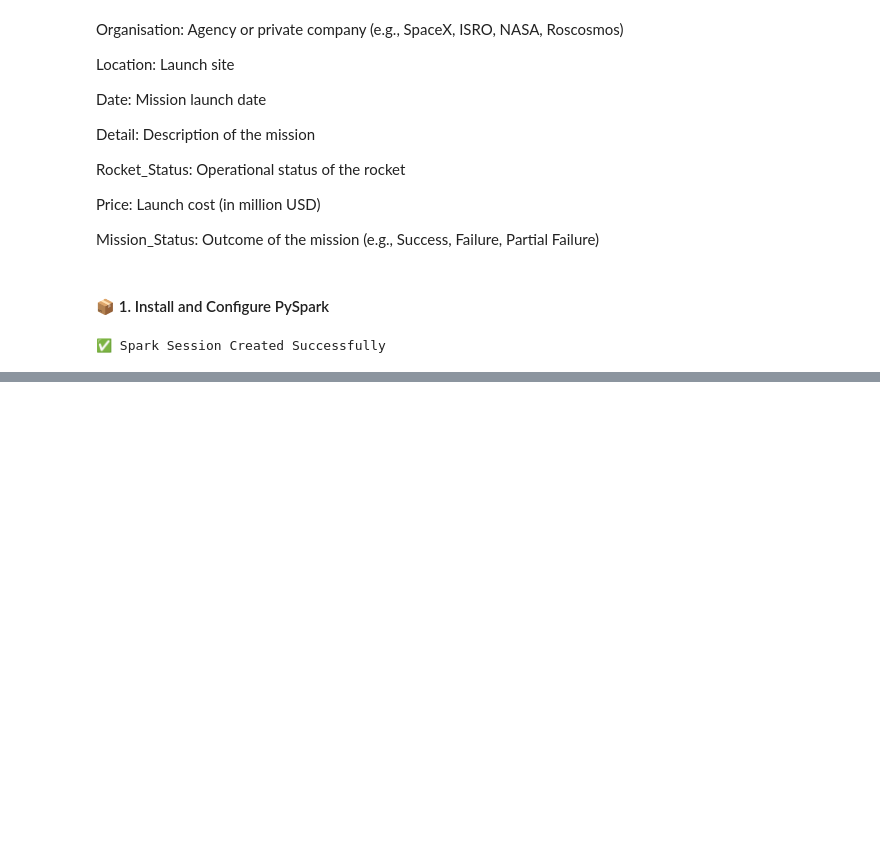
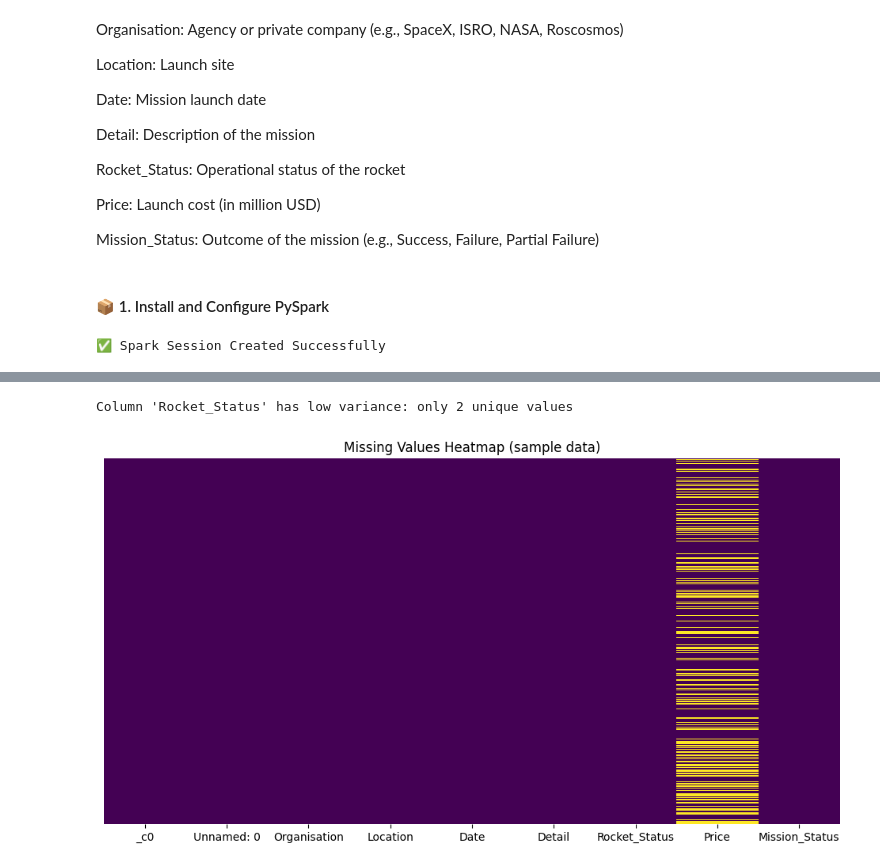
Before and after one commit to manishaachary13/Space-Launch-Mission, a Jupyter notebook: mission launch.ipynb, the cells around one changed output, grey strips where cells are left out. Cells and saved outputs as stored; diff of their text form; code cells hidden in the pictures; blank space fills up the shorter version.

```diff
--- a/mission launch.ipynb
+++ b/mission launch.ipynb
@@ -66,0 +72,2 @@ UnsupportedOperationException: None
+# %%
+df = spark.read.csv("mission_launches.csv", header=True, inferSchema=True)
@@ -66,0 +279,19 @@ UnsupportedOperationException: None
+# %%
+for c in df.columns:
+    unique_count = df.select(c).distinct().count()
+    if unique_count <= 2:
+        print(f"Column '{c}' has low variance: only {unique_count} unique values")
+# %% [output]
+Column 'Rocket_Status' has low variance: only 2 unique values
+# %%
+sample_df = df.limit(1000).toPandas()
+
+import seaborn as sns
+import matplotlib.pyplot as plt
+
+plt.figure(figsize=(12, 6))
+sns.heatmap(sample_df.isnull(), cbar=False, yticklabels=False, cmap='viridis')
+plt.title("Missing Values Heatmap (sample data)")
+plt.show()
+# %% [output]
+[figure, added]
```
Also changed, not shown: parts of 21 cells of this notebook.
